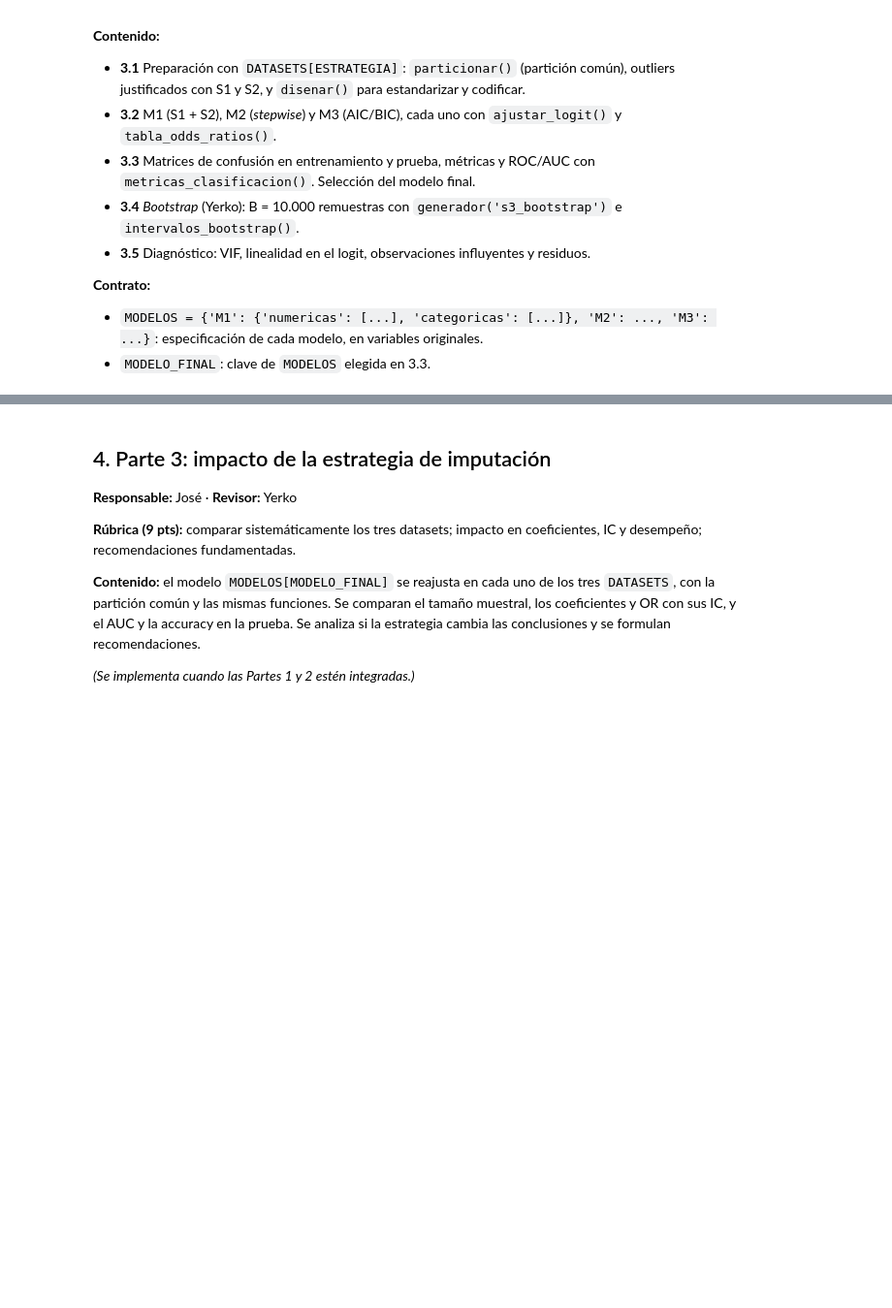
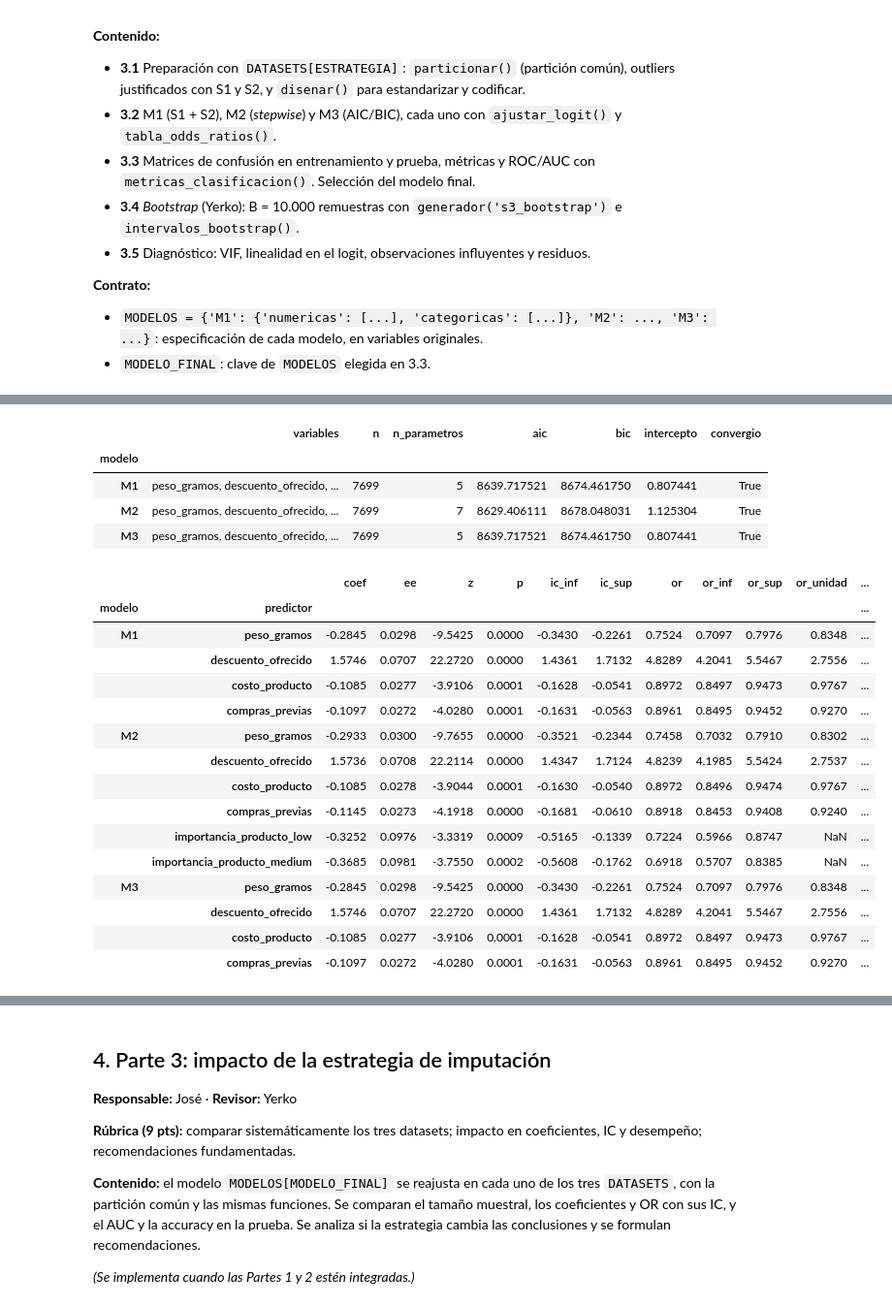
Before and after one commit to joserodriguezc/grupo_1_estadistica_computacional, a Jupyter notebook: sumativa_3/notebooks/sumativa_3_grupo1.ipynb, the cells around one changed output, grey strips where cells are left out. Shown at 97% size. Saved outputs shown, nothing was run; the diff lists cells and outputs as text; code cells hidden in the pictures; blank space fills up the shorter version.

```diff
--- a/sumativa_3/notebooks/sumativa_3_grupo1.ipynb
+++ b/sumativa_3/notebooks/sumativa_3_grupo1.ipynb
@@ -991,0 +1045,72 @@ Estrategia elegida: regresion | datasets exportados en sumativa_3/outputs/datos/
+# %%
+seleccionadas, pasos_s3, visitados = [], [], set()
+for iteracion in range(100):
+    estado = tuple(seleccionadas)
+    if estado in visitados:
+        raise RuntimeError('Ciclo en stepwise; revisar trayectoria.')
+    visitados.add(estado)
+    cambio = False
+    base = fit_s3(seleccionadas)
+    entradas = [(p_lr_s3(fit_s3(seleccionadas + [v]), base), v) for v in CAND_S3 if v not in seleccionadas]
+    if entradas:
+        p_entrada, v = min(entradas)
+        if p_entrada < .05:
+            seleccionadas.append(v); cambio = True
+            pasos_s3.append({'iteracion': iteracion, 'accion': 'entrada', 'variable': v, 'p_lr': p_entrada})
+    while seleccionadas:
+        completo = fit_s3(seleccionadas)
+        salidas = [(p_lr_s3(completo, fit_s3([w for w in seleccionadas if w != v])), v) for v in seleccionadas]
+        p_salida, v = max(salidas)
+        if p_salida <= .10:
+            break
+        seleccionadas.remove(v); cambio = True
+        pasos_s3.append({'iteracion': iteracion, 'accion': 'salida', 'variable': v, 'p_lr': p_salida})
+    if not cambio:
+        break
+else:
+    raise RuntimeError('Stepwise excedió el límite de iteraciones.')
+pd.DataFrame(pasos_s3).to_csv(TABLAS / 'modelos_stepwise.csv', index=False)
+subconjuntos = []
+for k in range(len(CAND_S3) + 1):
+    for vs in combinations(CAND_S3, k):
+        m = fit_s3(vs)
+        subconjuntos.append({'variables': '|'.join(vs), 'n_variables': k, 'n_parametros': len(m.params),
+                             'aic': m.aic, 'bic': m.bic, 'loglik': m.llf})
+busqueda_s3 = pd.DataFrame(subconjuntos).sort_values(['bic', 'n_parametros', 'variables'])
+assert len(busqueda_s3) == 256
+busqueda_s3.to_csv(TABLAS / 'modelos_busqueda_bic.csv', index=False)
+mejores_bic = busqueda_s3.iloc[0]['variables'].split('|') if busqueda_s3.iloc[0]['variables'] else []
+MODELOS = {k: {'numericas': [v for v in NUM_S3 if v in vs], 'categoricas': [v for v in CAT_S3 if v in vs]}
+           for k, vs in {'M1': NUM_S3, 'M2': seleccionadas, 'M3': mejores_bic}.items()}
+AJUSTES_S3 = {k: fit_s3(spec['numericas'] + spec['categoricas']) for k, spec in MODELOS.items()}
+coeficientes_s3 = pd.concat({k: tabla_odds_ratios(m, ESCALAS_S3) for k, m in AJUSTES_S3.items()}, names=['modelo', 'predictor'])
+coeficientes_s3.to_csv(TABLAS / 'modelos_coeficientes_or.csv')
+resumen_modelos_s3 = pd.DataFrame([{'modelo': k, 'variables': ', '.join(MODELOS[k]['numericas'] + MODELOS[k]['categoricas']),
+                                   'n': int(m.nobs), 'n_parametros': len(m.params), 'aic': m.aic, 'bic': m.bic,
+                                   'intercepto': m.params['const'], 'convergio': m.mle_retvals['converged']}
+                                  for k, m in AJUSTES_S3.items()]).set_index('modelo')
+resumen_modelos_s3.to_csv(TABLAS / 'modelos_resumen.csv')
+display(resumen_modelos_s3)
+display(coeficientes_s3.round(4))
+# %% [output]
+|  | variables | n | n_parametros | aic | bic | intercepto | convergio |
+| modelo |  |  |  |  |  |  |  |
+| M1 | peso_gramos, descuento_ofrecido, ... | 7699 | 5 | 8639.717521 | 8674.461750 | 0.807441 | True |
+| M2 | peso_gramos, descuento_ofrecido, ... | 7699 | 7 | 8629.406111 | 8678.048031 | 1.125304 | True |
+| M3 | peso_gramos, descuento_ofrecido, ... | 7699 | 5 | 8639.717521 | 8674.461750 | 0.807441 | True |
+|  |  | coef | ee | z | p | ic_inf | ic_sup | or | or_inf | or_sup | or_unidad | ... |
+| modelo | predictor |  |  |  |  |  |  |  |  |  |  | ... |
+| M1 | peso_gramos | -0.2845 | 0.0298 | -9.5425 | 0.0000 | -0.3430 | -0.2261 | 0.7524 | 0.7097 | 0.7976 | 0.8348 | ... |
+|  | descuento_ofrecido | 1.5746 | 0.0707 | 22.2720 | 0.0000 | 1.4361 | 1.7132 | 4.8289 | 4.2041 | 5.5467 | 2.7556 | ... |
+|  | costo_producto | -0.1085 | 0.0277 | -3.9106 | 0.0001 | -0.1628 | -0.0541 | 0.8972 | 0.8497 | 0.9473 | 0.9767 | ... |
+|  | compras_previas | -0.1097 | 0.0272 | -4.0280 | 0.0001 | -0.1631 | -0.0563 | 0.8961 | 0.8495 | 0.9452 | 0.9270 | ... |
+| M2 | peso_gramos | -0.2933 | 0.0300 | -9.7655 | 0.0000 | -0.3521 | -0.2344 | 0.7458 | 0.7032 | 0.7910 | 0.8302 | ... |
+|  | descuento_ofrecido | 1.5736 | 0.0708 | 22.2114 | 0.0000 | 1.4347 | 1.7124 | 4.8239 | 4.1985 | 5.5424 | 2.7537 | ... |
+|  | costo_producto | -0.1085 | 0.0278 | -3.9044 | 0.0001 | -0.1630 | -0.0540 | 0.8972 | 0.8496 | 0.9474 | 0.9767 | ... |
+|  | compras_previas | -0.1145 | 0.0273 | -4.1918 | 0.0000 | -0.1681 | -0.0610 | 0.8918 | 0.8453 | 0.9408 | 0.9240 | ... |
+|  | importancia_producto_low | -0.3252 | 0.0976 | -3.3319 | 0.0009 | -0.5165 | -0.1339 | 0.7224 | 0.5966 | 0.8747 | NaN | ... |
+|  | importancia_producto_medium | -0.3685 | 0.0981 | -3.7550 | 0.0002 | -0.5608 | -0.1762 | 0.6918 | 0.5707 | 0.8385 | NaN | ... |
+| M3 | peso_gramos | -0.2845 | 0.0298 | -9.5425 | 0.0000 | -0.3430 | -0.2261 | 0.7524 | 0.7097 | 0.7976 | 0.8348 | ... |
+|  | descuento_ofrecido | 1.5746 | 0.0707 | 22.2720 | 0.0000 | 1.4361 | 1.7132 | 4.8289 | 4.2041 | 5.5467 | 2.7556 | ... |
+|  | costo_producto | -0.1085 | 0.0277 | -3.9106 | 0.0001 | -0.1628 | -0.0541 | 0.8972 | 0.8497 | 0.9473 | 0.9767 | ... |
+|  | compras_previas | -0.1097 | 0.0272 | -4.0280 | 0.0001 | -0.1631 | -0.0563 | 0.8961 | 0.8495 | 0.9452 | 0.9270 | ... |
```
Also changed, not shown: parts of 16 cells of this notebook, 45 other files.
